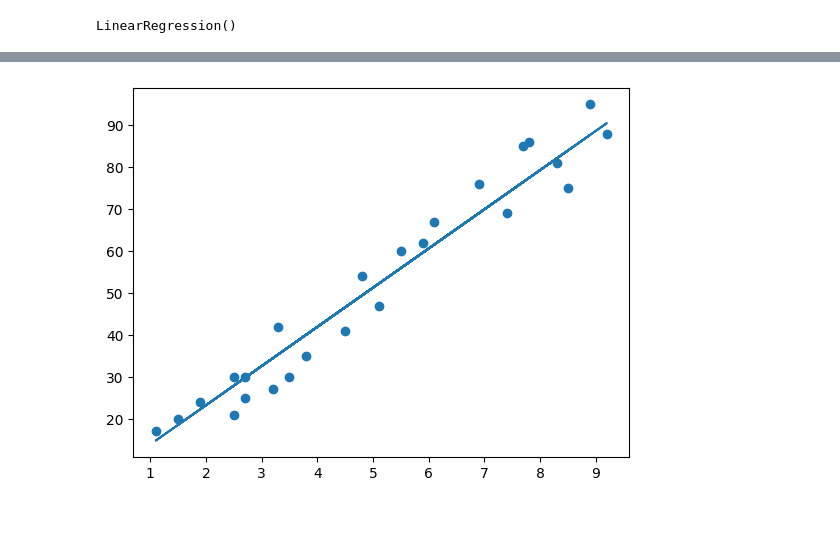
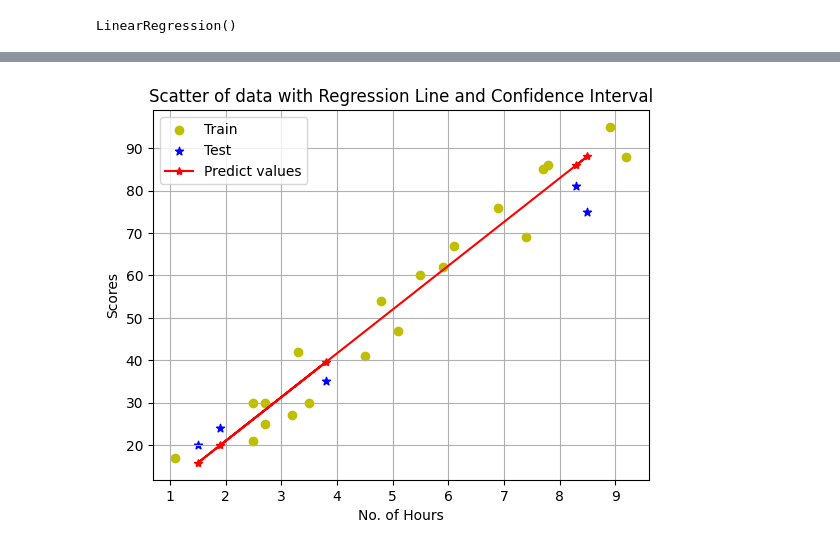
Before and after one commit to MojKazemi/Prediction_GRIP1, a Jupyter notebook: Task_1.ipynb, the cells around one changed output, grey strips where cells are left out. Drawn from its saved outputs; the diff is of its cells as text; code cells hidden in the pictures; blank space fills up the shorter version.

```diff
--- a/Task_1.ipynb
+++ b/Task_1.ipynb
@@ -62,10 +73,18 @@ MSE of error:  5.33
-# %%
-line = model.coef_*x+model.intercept_
-plt.scatter(x,y)
-plt.plot(x,line)
-plt.show()
-# %% [output]
-[figure, removed]
+# %%
+line = model.coef_*x+model.intercept_
+plt.scatter(x_train,y_train, color='y', label = 'Train')
+plt.scatter(x_test,y_test, marker= '*',color='b', label = 'Test')
+# plt.plot(x,line)
+# plt.show()
+plt.plot(x_test, y_hat, color= 'r', marker='*', label= 'Predict values')
+plt.xlabel('No. of Hours')
+plt.ylabel('Scores')
+plt.title('Scatter of data with Regression Line and Confidence Interval')
+plt.legend()
+plt.grid()
+plt.show()
+# %% [output]
+[figure, added]
 # %%
 plt.hist(error)
 plt.title('Histogram of error')
```
Also changed, not shown: parts of 12 cells of this notebook.
